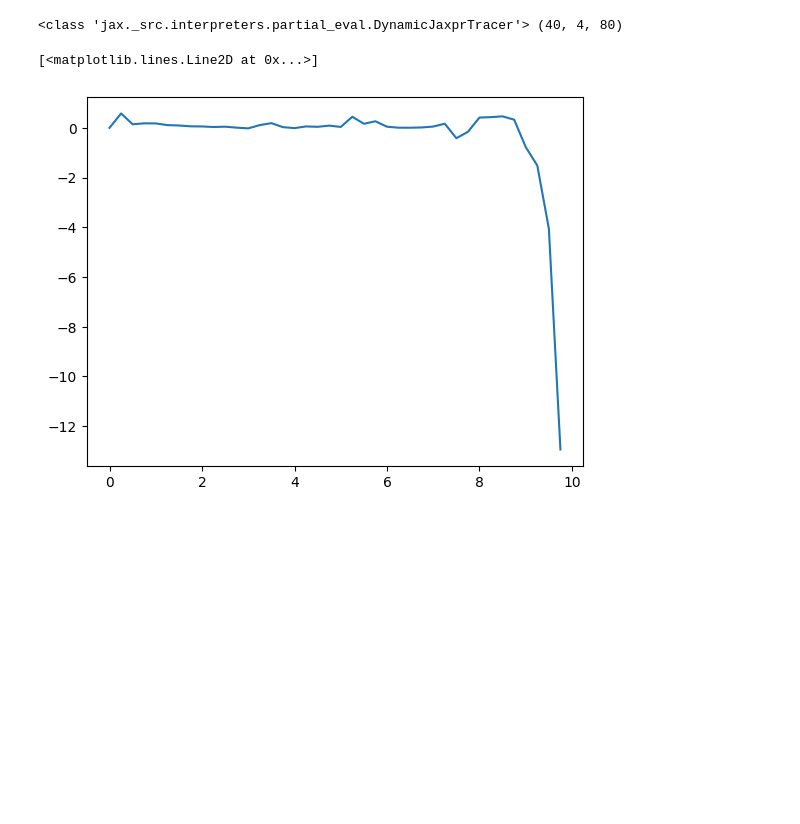
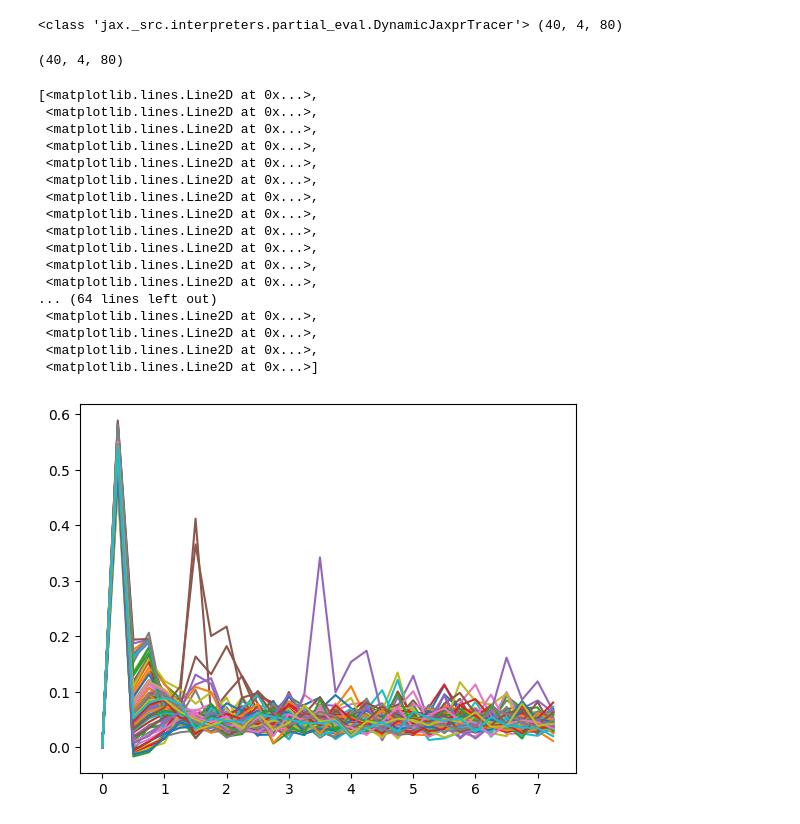
Before and after one commit to zerovan/neurolib, a Jupyter notebook: neurolib2/examples/wc.ipynb, the cells around one changed output. Drawn from its saved outputs; the diff is of its cells as text; code cells hidden in the pictures; blank space fills up the shorter version.

```diff
--- a/neurolib2/examples/wc.ipynb
+++ b/neurolib2/examples/wc.ipynb
@@ -29,5 +29,5 @@ import diffrax
 # %%
-model.simulation_params["adjoint"] = diffrax.ForwardMode()
+# model.simulation_params["adjoint"] = diffrax.ForwardMode()
 # %%
 ts, ys = model.simulate(duration=1.0)
 # %% [output]
@@ -38,8 +38,28 @@ ts, ys = model.simulate(duration=1.0)
 ts, ys = model.simulate(duration=10.0)
 # %% [output]
 <class 'jax._src.interpreters.partial_eval.DynamicJaxprTracer'> (40, 4, 80)
+# %%
+ys.shape
+# %% [output]
+(40, 4, 80)
 # %%
-plt.plot(ts, ys[:, 0, 0])
+plt.plot(ts[:30], ys[:30, 0, :])
 # %% [output]
-[<matplotlib.lines.Line2D at 0x...>]
+[<matplotlib.lines.Line2D at 0x...>,
+ <matplotlib.lines.Line2D at 0x...>,
+ <matplotlib.lines.Line2D at 0x...>,
+ <matplotlib.lines.Line2D at 0x...>,
+ <matplotlib.lines.Line2D at 0x...>,
+ <matplotlib.lines.Line2D at 0x...>,
+ <matplotlib.lines.Line2D at 0x...>,
+ <matplotlib.lines.Line2D at 0x...>,
+ <matplotlib.lines.Line2D at 0x...>,
+ <matplotlib.lines.Line2D at 0x...>,
+ <matplotlib.lines.Line2D at 0x...>,
+ <matplotlib.lines.Line2D at 0x...>,
+... (64 lines left out)
+ <matplotlib.lines.Line2D at 0x...>,
+ <matplotlib.lines.Line2D at 0x...>,
+ <matplotlib.lines.Line2D at 0x...>,
+ <matplotlib.lines.Line2D at 0x...>]
-[figure, old version]
+[figure, new version]
```
Also changed, not shown: parts of 5 cells of this notebook, 1 other file.
